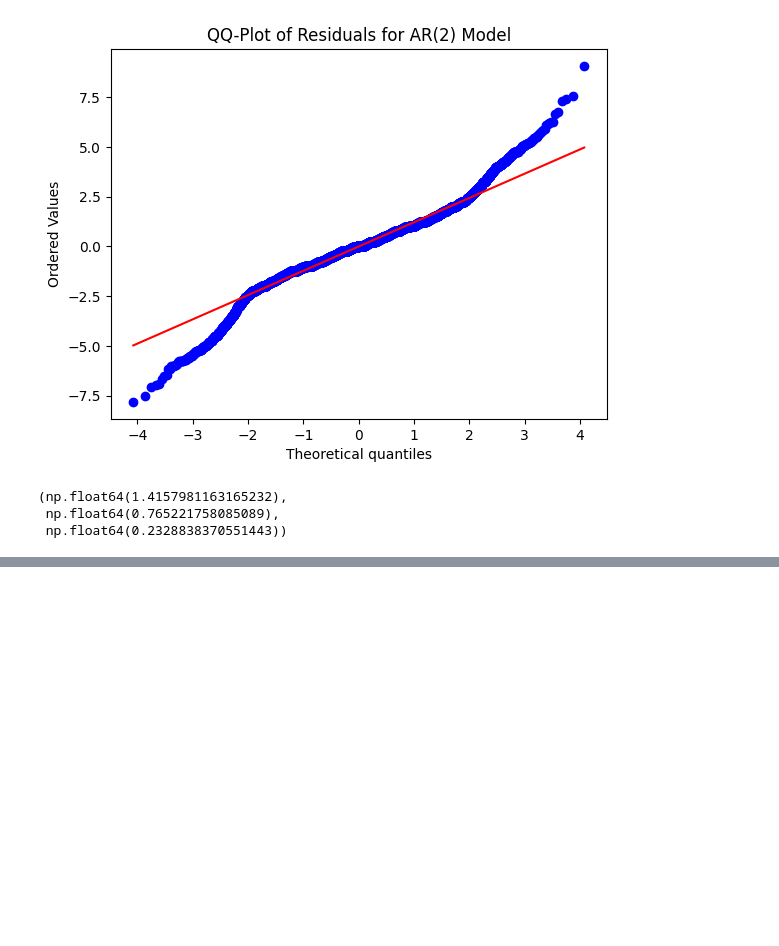
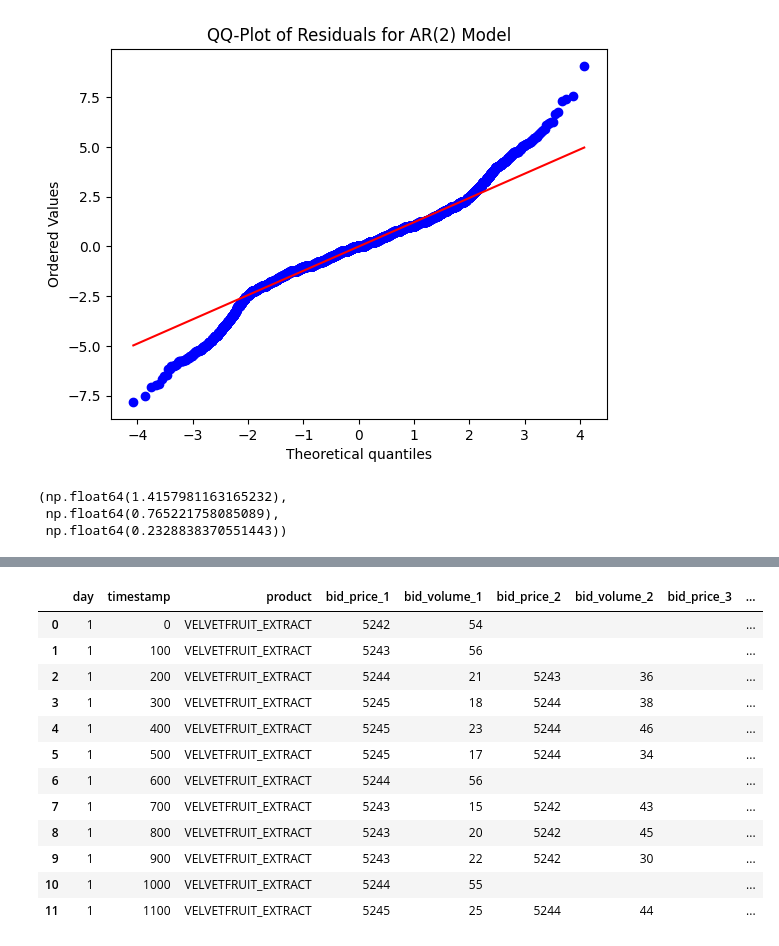
Before and after one commit to nikaslukyanov/kernel_trick, a Jupyter notebook: ROUND4/round4_analysis.ipynb, the cells around one changed output, grey strips where cells are left out. Cells and saved outputs as stored; diff of their text form; code cells hidden in the pictures; blank space fills up the shorter version.

```diff
--- a/ROUND4/round4_analysis.ipynb
+++ b/ROUND4/round4_analysis.ipynb
@@ -377,3 +386,13 @@ fit_ar2(option(4500))
 (np.float64(1.4157981163165232),
  np.float64(0.765221758085089),
  np.float64(0.2328838370551443))
+# %%
+vfe_prices = vfe_prices_r4
+vfe_prices['OBI_d1'] = vfe_prices['ask_volume_1'] - vfe_prices['bid_volume_1']
+tmp = vfe_prices[['ask_volume_1', 'bid_volume_1',
+                  'ask_volume_2', 'bid_volume_2',
+                  'ask_volume_3', 'bid_volume_3',]].replace('', '0')
+tmp['total_ask_volume'] = tmp['ask_volume_1'] + tmp['ask_volume_2'].astype(int) + tmp['ask_volume_3'].astype(int)
+tmp['total_bid_volume'] = tmp['bid_volume_1'] + tmp['bid_volume_2'].astype(int) + tmp['bid_volume_3'].astype(int)
+vfe_prices['OBI_all'] = tmp['total_ask_volume'] - tmp['total_bid_volume']
+vfe_prices.head()
@@ -379,0 +406,30 @@ fit_ar2(option(4500))
+# %%
+trades = trades_r4
+trades['buyer'] = trades['buyer'].apply(lambda s: s.split()[1])
+trades['seller'] = trades['seller'].apply(lambda s: s.split()[1])
+# %%
+trades.head()
+vfe_trades = trades[trades['symbol'] == 'VELVETFRUIT_EXTRACT']
+# %%
+for i in range(len(vfe_trades)):
+    ts = vfe_trades.loc[vfe_trades.index[i], 'timestamp']
+    vfe_prices.loc[ts//100, 'transaction'] = vfe_trades.loc[vfe_trades.index[i], 'buyer']+';'
+    vfe_prices.loc[ts//100, 'transaction'] += vfe_trades.loc[vfe_trades.index[i], 'seller']+';'
+    vfe_prices.loc[ts//100, 'transaction'] += str(vfe_trades.loc[vfe_trades.index[i], 'price'])+';'
+    vfe_prices.loc[ts//100, 'transaction'] += str(vfe_trades.loc[vfe_trades.index[i], 'quantity'])
+
+vfe_prices.head(12)
+# %% [output]
+|  | day | timestamp | product | bid_price_1 | bid_volume_1 | bid_price_2 | bid_volume_2 | bid_price_3 | ... |
+| 0 | 1 | 0 | VELVETFRUIT_EXTRACT | 5242 | 54 |  |  |  | ... |
+| 1 | 1 | 100 | VELVETFRUIT_EXTRACT | 5243 | 56 |  |  |  | ... |
+| 2 | 1 | 200 | VELVETFRUIT_EXTRACT | 5244 | 21 | 5243 | 36 |  | ... |
+| 3 | 1 | 300 | VELVETFRUIT_EXTRACT | 5245 | 18 | 5244 | 38 |  | ... |
+| 4 | 1 | 400 | VELVETFRUIT_EXTRACT | 5245 | 23 | 5244 | 46 |  | ... |
+| 5 | 1 | 500 | VELVETFRUIT_EXTRACT | 5245 | 17 | 5244 | 34 |  | ... |
+| 6 | 1 | 600 | VELVETFRUIT_EXTRACT | 5244 | 56 |  |  |  | ... |
+| 7 | 1 | 700 | VELVETFRUIT_EXTRACT | 5243 | 15 | 5242 | 43 |  | ... |
+| 8 | 1 | 800 | VELVETFRUIT_EXTRACT | 5243 | 20 | 5242 | 45 |  | ... |
+| 9 | 1 | 900 | VELVETFRUIT_EXTRACT | 5243 | 22 | 5242 | 30 |  | ... |
+| 10 | 1 | 1000 | VELVETFRUIT_EXTRACT | 5244 | 55 |  |  |  | ... |
+| 11 | 1 | 1100 | VELVETFRUIT_EXTRACT | 5245 | 25 | 5244 | 44 |  | ... |
```
Also changed, not shown: parts of 10 cells of this notebook.
